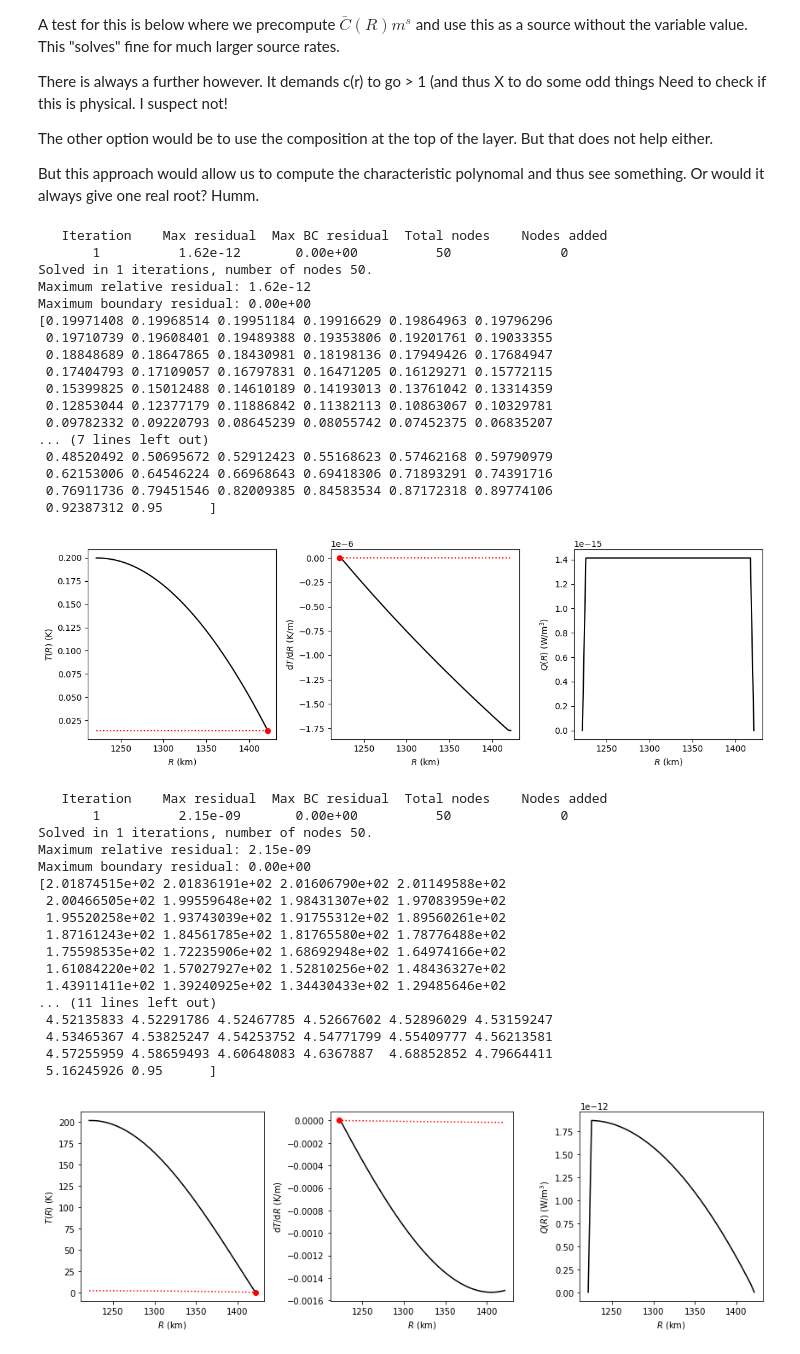
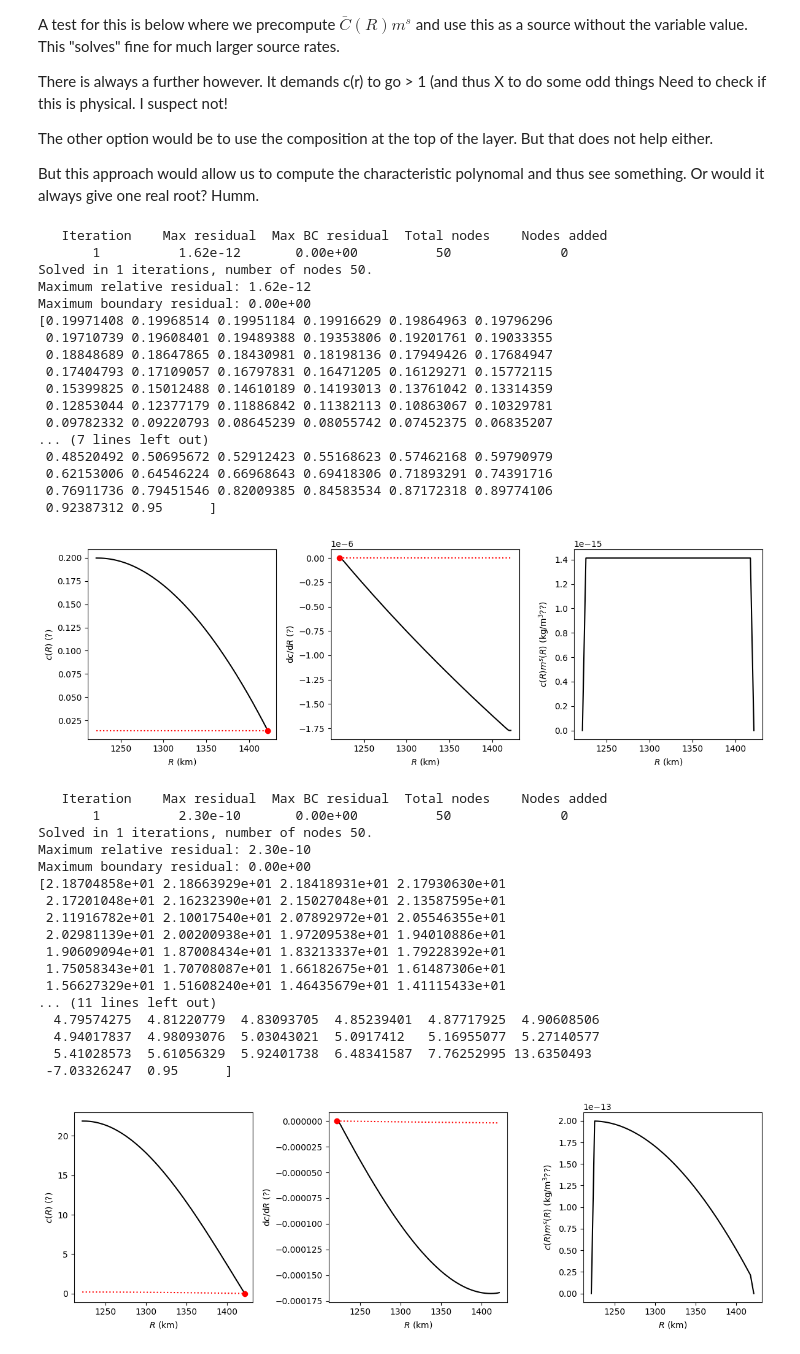
Before and after one commit to andreww/slurry, a Jupyter notebook: f-layer-diffusion.ipynb, the cells around one changed output. Saved outputs shown, nothing was run; the diff lists cells and outputs as text; code cells hidden in the pictures.

Commit message:
Make the plots of composition more obviosuly composition

```diff
--- a/f-layer-diffusion.ipynb
+++ b/f-layer-diffusion.ipynb
@@ -592,7 +595,8 @@ fig, axs = plt.subplots(ncols=3, figsize=(12,4))
 # or mass_rate*np.mean(initial_c)
 # or mass_rate*c_top
 out_cs = layer_diffusion.solve_layer_diffusion(r, mass_rate*initial_c, dl*fe_density, initial_c, derivative_guess=initial_dcdr,
-                                               top_value_bc=c_top, bottom_derivative_bc=0.0, fig_axs=axs, composition=False)
+                                               top_value_bc=c_top, bottom_derivative_bc=0.0, fig_axs=axs, composition=False,
+                                              composition_plot=True)
 
 print(out_cs)
 out_xs = feot.mol_frac_fe(out_cs * 100.0)
@@ -617,53 +621,55 @@ Maximum boundary residual: 0.00e+00
  0.62153006 0.64546224 0.66968643 0.69418306 0.71893291 0.74391716
  0.76911736 0.79451546 0.82009385 0.84583534 0.87172318 0.89774106
  0.92387312 0.95      ]
-[figure, old version]
+[figure, new version]
 # %%
+# Works...
 dl = 1.0E-8
 _, _, _, fe_density, _, _ = feot.densities(1.0, 330.0, 5700.0)
 
 mass_rate = np.ones_like(r) * 1.0E-12 # kg m^-3 s^-1 equivelent to case 7 with sensible heat
 mass_rate[0] = 0.0
 mass_rate[-1] = 0.0
 
 x_top = 0.95
 initial_x = np.ones_like(r) * x_top
 initial_dcdr = np.zeros_like(r)
 
 c_top = feot.mass_percent_o(x_top)/100.0
 initial_c = feot.mass_percent_o(initial_x)/100.0
 
 
 fig, axs = plt.subplots(ncols=3, figsize=(12,4))
 
 
 # or mass_rate*np.mean(initial_c)
 # or mass_rate*c_top
 out_cs = layer_diffusion.solve_layer_diffusion(r, mass_rate*out_cs, dl*fe_density, out_cs, derivative_guess=np.gradient(out_cs, r),
-                                               top_value_bc=c_top, bottom_derivative_bc=0.0, fig_axs=axs, composition=False)
+                                               top_value_bc=c_top, bottom_derivative_bc=0.0, fig_axs=axs, composition=False,
+                                              composition_plot=True)
 
 print(out_cs)
 out_xs = feot.mol_frac_fe(out_cs * 100.0)
 print(out_xs)
 fig.tight_layout()
 plt.show()
 # %% [output]
    Iteration    Max residual  Max BC residual  Total nodes    Nodes added
-       1          2.15e-09       0.00e+00          50              0
+       1          2.30e-10       0.00e+00          50              0
 Solved in 1 iterations, number of nodes 50.
-Maximum relative residual: 2.15e-09
+Maximum relative residual: 2.30e-10
 Maximum boundary residual: 0.00e+00
-[2.01874515e+02 2.01836191e+02 2.01606790e+02 2.01149588e+02
- 2.00466505e+02 1.99559648e+02 1.98431307e+02 1.97083959e+02
- 1.95520258e+02 1.93743039e+02 1.91755312e+02 1.89560261e+02
- 1.87161243e+02 1.84561785e+02 1.81765580e+02 1.78776488e+02
- 1.75598535e+02 1.72235906e+02 1.68692948e+02 1.64974166e+02
- 1.61084220e+02 1.57027927e+02 1.52810256e+02 1.48436327e+02
- 1.43911411e+02 1.39240925e+02 1.34430433e+02 1.29485646e+02
+[2.18704858e+01 2.18663929e+01 2.18418931e+01 2.17930630e+01
+ 2.17201048e+01 2.16232390e+01 2.15027048e+01 2.13587595e+01
+ 2.11916782e+01 2.10017540e+01 2.07892972e+01 2.05546355e+01
+ 2.02981139e+01 2.00200938e+01 1.97209538e+01 1.94010886e+01
+ 1.90609094e+01 1.87008434e+01 1.83213337e+01 1.79228392e+01
+ 1.75058343e+01 1.70708087e+01 1.66182675e+01 1.61487306e+01
+ 1.56627329e+01 1.51608240e+01 1.46435679e+01 1.41115433e+01
 ... (11 lines left out)
- 4.52135833 4.52291786 4.52467785 4.52667602 4.52896029 4.53159247
- 4.53465367 4.53825247 4.54253752 4.54771799 4.55409777 4.56213581
- 4.57255959 4.58659493 4.60648083 4.6367887  4.68852852 4.79664411
- 5.16245926 0.95      ]
+  4.79574275  4.81220779  4.83093705  4.85239401  4.87717925  4.90608506
+  4.94017837  4.98093076  5.03043021  5.0917412   5.16955077  5.27140577
+  5.41028573  5.61056329  5.92401738  6.48341587  7.76252995 13.6350493
+ -7.03326247  0.95      ]
-[figure, old version]
+[figure, new version]
 # %%
```
Also changed, not shown: parts of 4 cells of this notebook, 1 other file.
